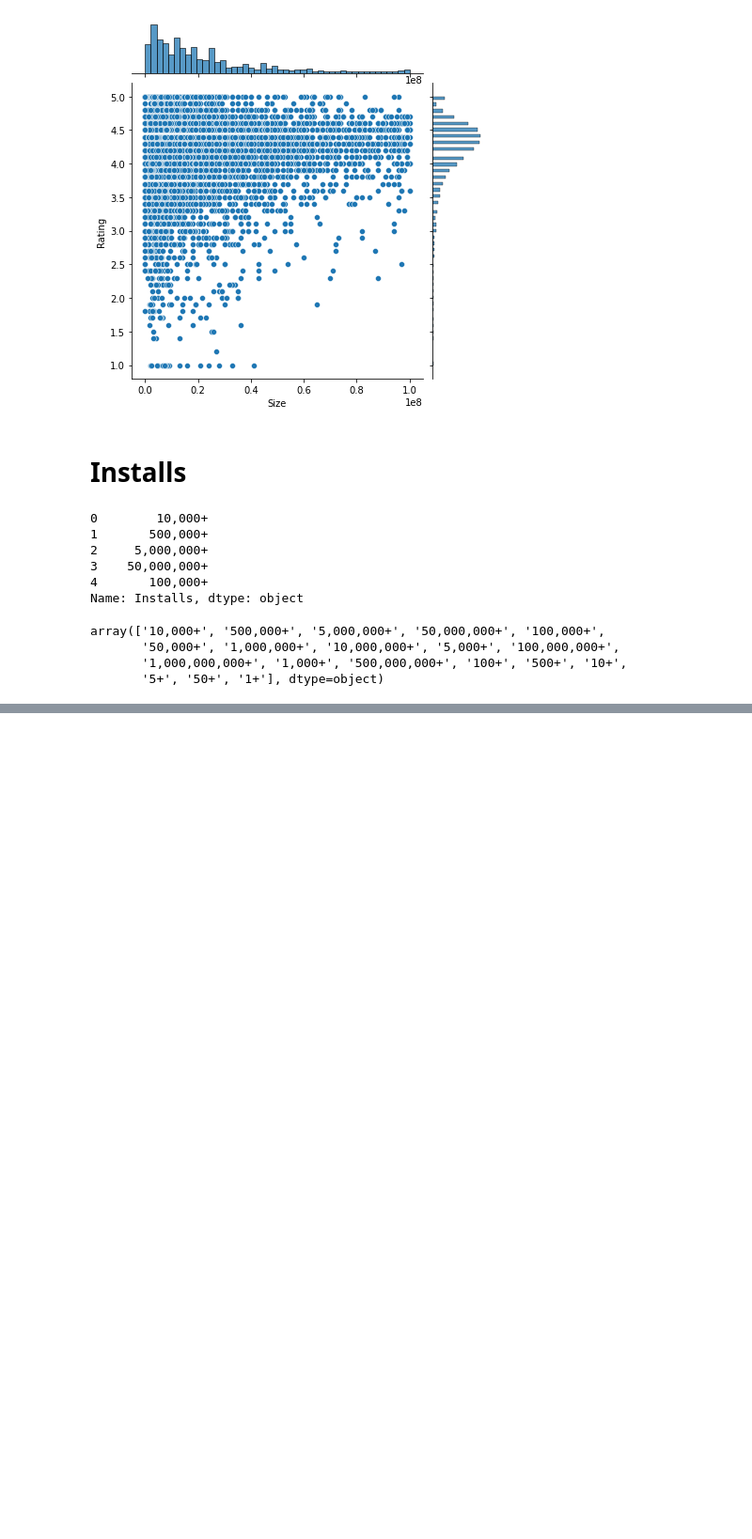
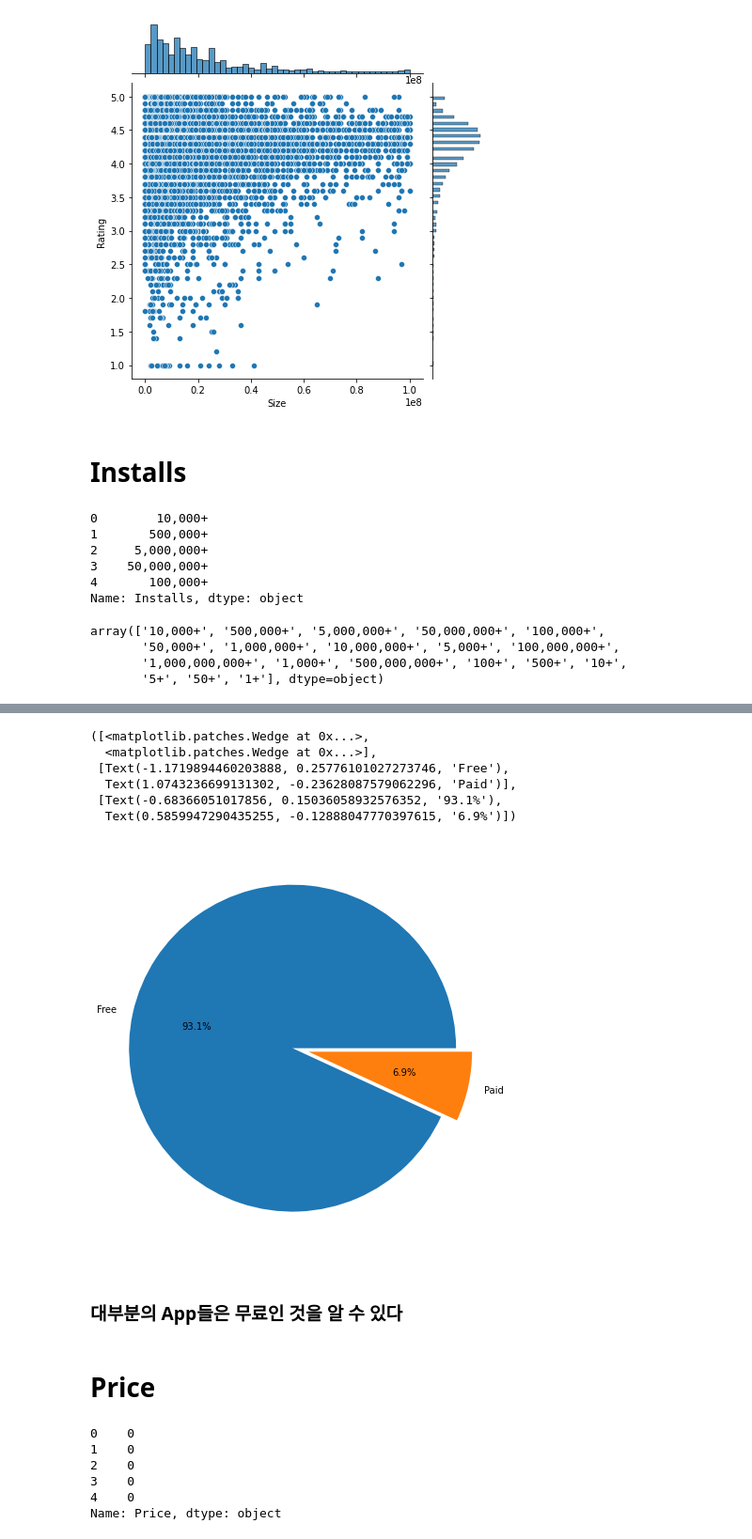
Before and after one commit to choijy1705/Dataanalyze, a Jupyter notebook: Google Playstore 분석.ipynb, the cells around one changed output, grey strips where cells are left out. Shown at 94% size. Saved outputs shown, nothing was run; the diff lists cells and outputs as text; code cells hidden in the pictures; blank space fills up the shorter version.

```diff
--- a/Google Playstore 분석.ipynb
+++ b/Google Playstore 분석.ipynb
@@ -298,3 +336,28 @@ $표시를 없앤후 float형 데이터로 변환
+# %%
+plt.figure(figsize=(8,8))
+
+plt.pie(sizes, autopct='%1.1f%%', labels=labels,explode = (0.1,0))
+# %% [output]
+([<matplotlib.patches.Wedge at 0x...>,
+  <matplotlib.patches.Wedge at 0x...>],
+ [Text(-1.1719894460203888, 0.25776101027273746, 'Free'),
+  Text(1.0743236699131302, -0.23628087579062296, 'Paid')],
+ [Text(-0.68366051017856, 0.15036058932576352, '93.1%'),
+  Text(0.5859947290435255, -0.12888047770397615, '6.9%')])
+[figure, added]
+# %% [markdown]
+### 대부분의 App들은 무료인 것을 알 수 있다
+# %% [markdown]
+# Price
+# %%
+data['Price'].head()
+# %% [output]
+0    0
+1    0
+2    0
+3    0
+4    0
+Name: Price, dtype: object
 # %%
 data['Price'].unique()
 # %% [output]
```
Also changed, not shown: parts of 44 cells of this notebook, 10 other files.
